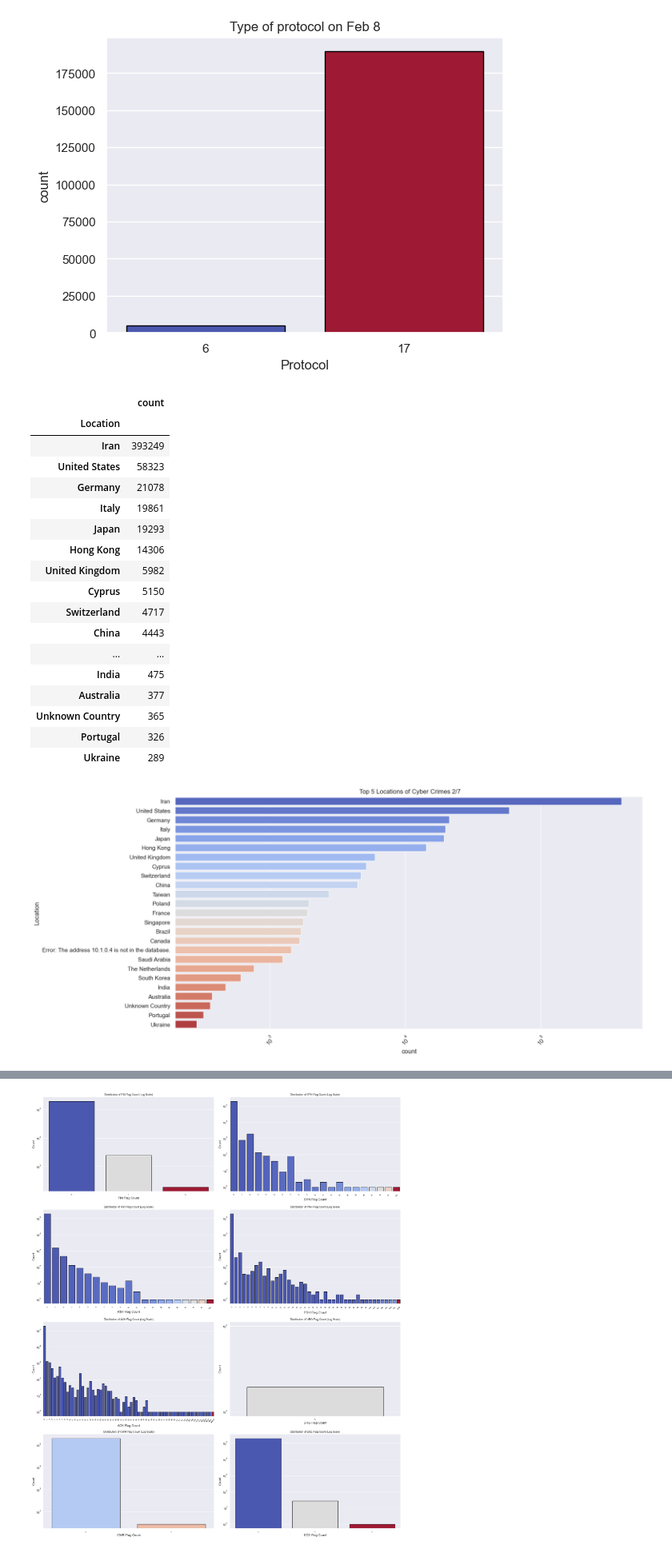
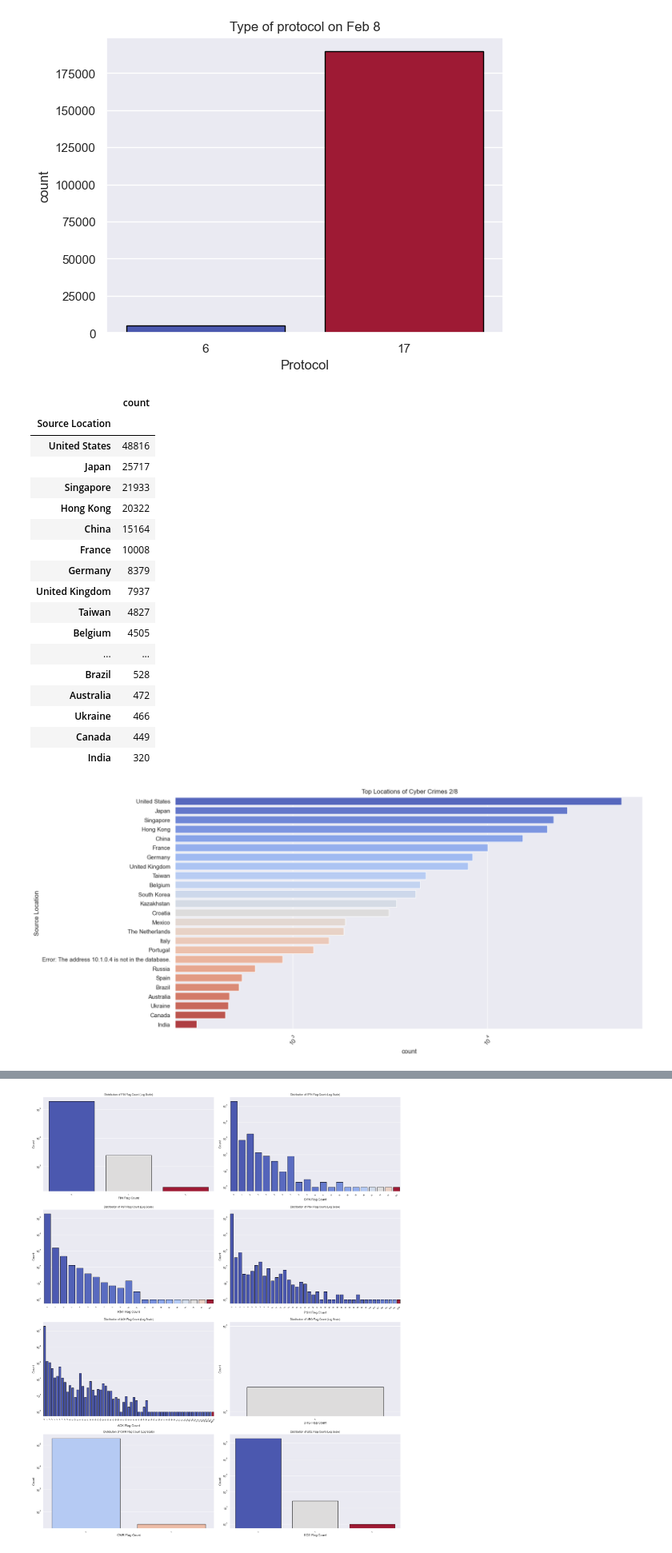
Before and after one commit to Totally-Kyle/The-CyberChase, a Jupyter notebook: EDA.ipynb, the cells around one changed output, grey strips where cells are left out. Shown at 80% size. Saved outputs shown, nothing was run; the diff lists cells and outputs as text; code cells hidden in the pictures.

```diff
--- a/EDA.ipynb
+++ b/EDA.ipynb
@@ -454,7 +495,27 @@ for ip in Feb8['Src IP']:
         location_str = f"Error: {e}"
     locations.append(location_str)
 # Add to DataFrame
-Feb8['Location'] = locations
+Feb8['Source Location'] = locations
+
+
+
+
+# Initialize list to hold destination (target) locations
+Destination_locations = []
+
+# Loop through each destination IP address
+for ip in Feb8['Dst IP']:
+    try:
+        response = reader.city(ip)
+        country = response.country.name or "Unknown Country"
+        city = response.city.name or "Unknown City"
+        location_str = f"{country}"
+    except Exception as e:
+        location_str = f"Error: {e}"
+    Destination_locations.append(location_str)
+
+# Add to DataFrame with clear name indicating destination IP location
+Feb8['Destination Location'] = Destination_locations
 
 Feb8
 # %% [output]
@@ -512,36 +573,36 @@ plt.title("Type of protocol on Feb 8")
 Text(0.5, 1.0, 'Type of protocol on Feb 8')
 [figure]
 # %%
-Feb8['Location'].value_counts().to_frame()
+top25Feb8 = Feb8['Source Location'].value_counts().to_frame()
 
-new25Feb8 = top10.head(25)
+new25Feb8 = top25Feb8.head(25)
 
 new25Feb8
 # %% [output]
 |  | count |
-| Location |  |
-| Iran | 393249 |
-| United States | 58323 |
-| Germany | 21078 |
-| Italy | 19861 |
-| Japan | 19293 |
-| Hong Kong | 14306 |
-| United Kingdom | 5982 |
-| Cyprus | 5150 |
-| Switzerland | 4717 |
-| China | 4443 |
+| Source Location |  |
+| United States | 48816 |
+| Japan | 25717 |
+| Singapore | 21933 |
+| Hong Kong | 20322 |
+| China | 15164 |
+| France | 10008 |
+| Germany | 8379 |
+| United Kingdom | 7937 |
+| Taiwan | 4827 |
+| Belgium | 4505 |
 | ... | ... |
-| India | 475 |
-| Australia | 377 |
-| Unknown Country | 365 |
-| Portugal | 326 |
-| Ukraine | 289 |
+| Brazil | 528 |
+| Australia | 472 |
+| Ukraine | 466 |
+| Canada | 449 |
+| India | 320 |
 # %%
 plt.figure(figsize=(16, 8))
-sns.barplot(new25Feb8, x= "count", y="Location", hue='Location' ,palette='coolwarm')
+sns.barplot(new25Feb8, x= "count", y='Source Location', hue='Source Location' ,palette='coolwarm')
 plt.xticks(rotation=45)
 plt.xscale("log")
-plt.title(" Top 5 Locations of Cyber Crimes 2/7")
+plt.title(" Top Locations of Cyber Crimes 2/8")
 plt.show()
 # %% [output]
-[figure, old version]
+[figure, new version]
```
Also changed, not shown: parts of 14 cells of this notebook.
